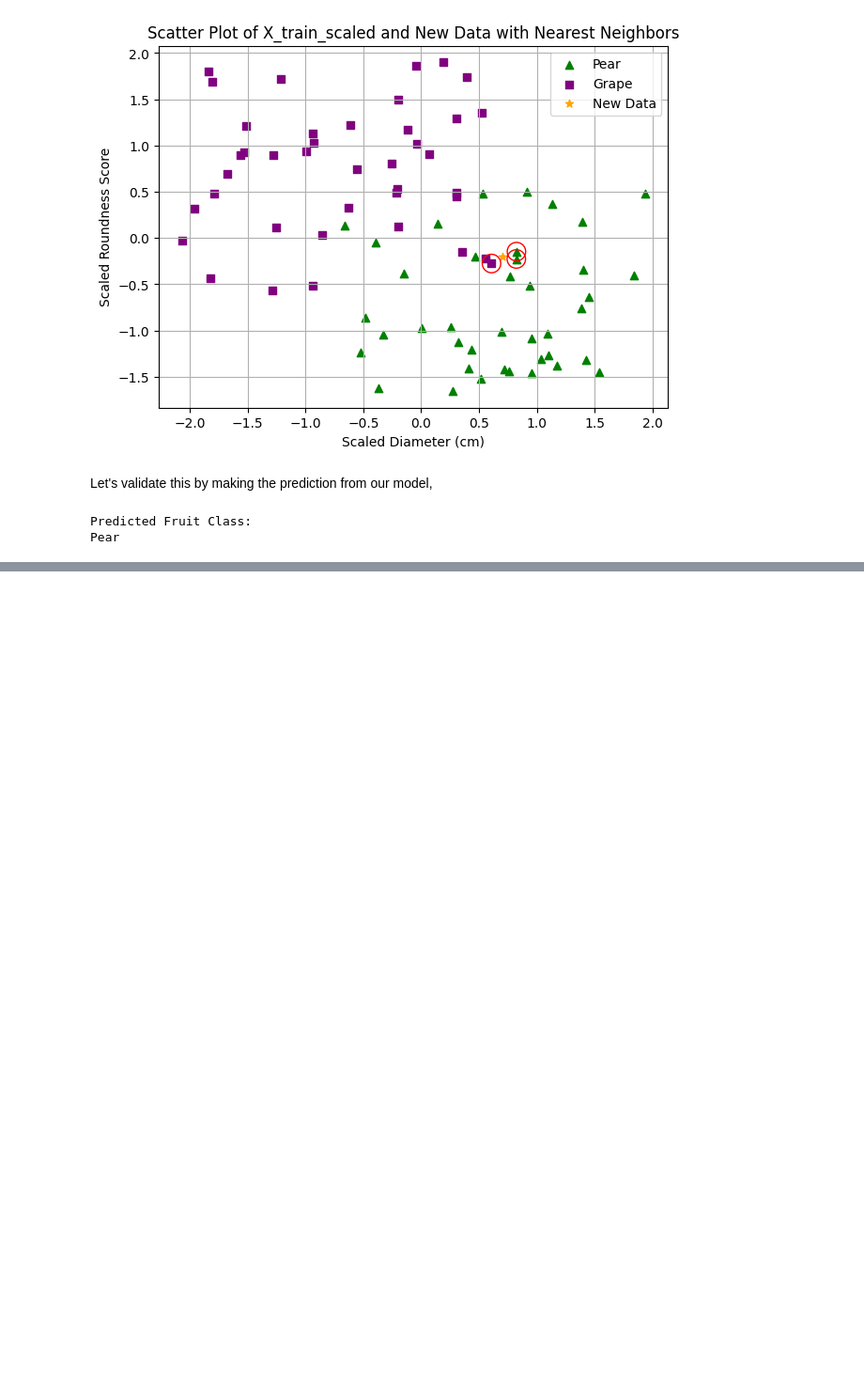
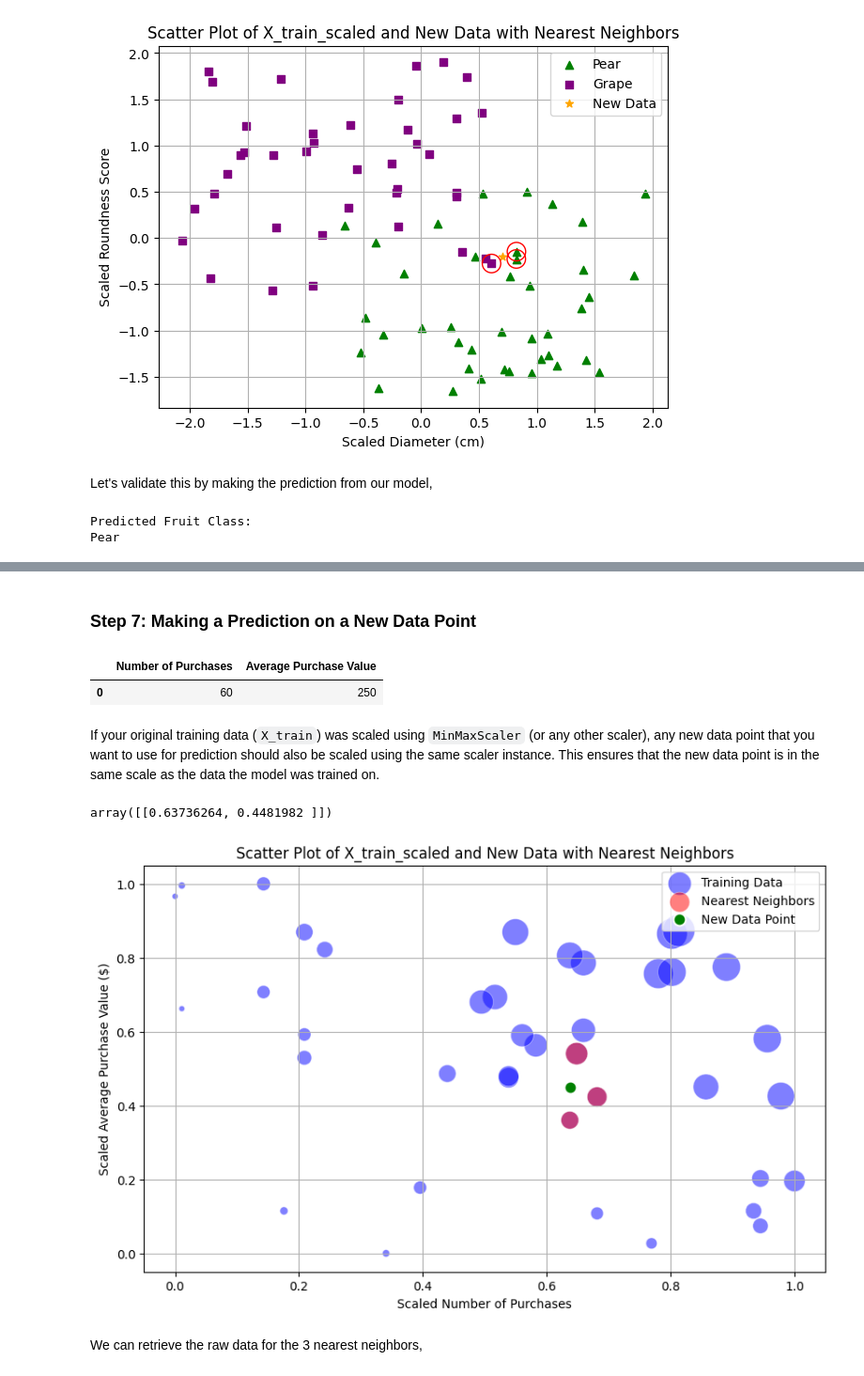
Before and after one commit to themarisolhernandez/ds-review-lessons, a Jupyter notebook: 11-k-nearest-neighbors.ipynb, the cells around one changed output, grey strips where cells are left out. Shown at 94% size. Cells and saved outputs as stored; diff of their text form; code cells hidden in the pictures; blank space fills up the shorter version.

```diff
--- a/11-k-nearest-neighbors.ipynb
+++ b/11-k-nearest-neighbors.ipynb
@@ -697,0 +849,79 @@ Pear
+# %% [markdown]
+### Step 7: Making a Prediction on a New Data Point
+# %%
+# Define a new data point
+new_data = {
+    'Number of Purchases': [60],
+    'Average Purchase Value': [250]
+}
+
+# Convert to DataFrame
+new_df = pd.DataFrame(new_data)
+new_df
+# %% [output]
+|  | Number of Purchases | Average Purchase Value |
+| 0 | 60 | 250 |
+# %% [markdown]
+If your original training data (`X_train`) was scaled using `MinMaxScaler` (or any other scaler), any new data point that you want to use for prediction should also be scaled using the same scaler instance. This ensures that the new data point is in the same scale as the data the model was trained on.
+# %%
+# Scale the new data point
+new_data_scaled = scaler.transform(new_df)
+new_data_scaled
+# %% [output]
+array([[0.63736264, 0.4481982 ]])
+# %%
+# Gather scaled X_train data
+X_train_scaled_df = pd.DataFrame(data=X_train_scaled, columns=X_train.columns)
+X_train_scaled_df["Customer Lifetime Value"] = y_train.values
+
+# Find the indices of the 3 nearest neighbors of new_data_scaled
+num_neighbors = 3
+_, neighbor_indices = model.kneighbors(new_data_scaled, n_neighbors=num_neighbors)
+
+# Plotting the data
+plt.figure(figsize=(10, 6))
+plt.scatter(
+    X_train_scaled_df["Number of Purchases"],
+    X_train_scaled_df["Average Purchase Value"],
+    s=X_train_scaled_df["Customer Lifetime Value"] / 50,  # Scaling the size of the points
+    alpha=0.5,
+    c='blue',
+    edgecolors='w',
+    linewidth=0.5,
+    label='Training Data'
+)
+
+# Highlight the nearest neighbors in red
+plt.scatter(
+    X_train_scaled_df.iloc[neighbor_indices[0]]["Number of Purchases"],
+    X_train_scaled_df.iloc[neighbor_indices[0]]["Average Purchase Value"],
+    s=X_train_scaled_df.iloc[neighbor_indices[0]]["Customer Lifetime Value"] / 50,
+    alpha=0.5,
+    c='red',
+    edgecolors='w',
+    linewidth=0.5,
+    label='Nearest Neighbors'
+)
+
+# Plot the new data point
+plt.scatter(
+    new_data_scaled[0, 0],
+    new_data_scaled[0, 1],
+    s=100,  # Fixed size for visibility
+    alpha=1,
+    c='green',
+    edgecolors='w',
+    linewidth=1.5,
+    label='New Data Point'
+)
+
+plt.xlabel('Scaled Number of Purchases')
+plt.ylabel('Scaled Average Purchase Value ($)')
+plt.title('Scatter Plot of X_train_scaled and New Data with Nearest Neighbors')
+plt.legend()
+plt.grid(True)
+plt.show()
+# %% [output]
+[figure, added]
+# %% [markdown]
+We can retrieve the raw data for the 3 nearest neighbors,
```
Also changed, not shown: parts of 25 cells of this notebook.
